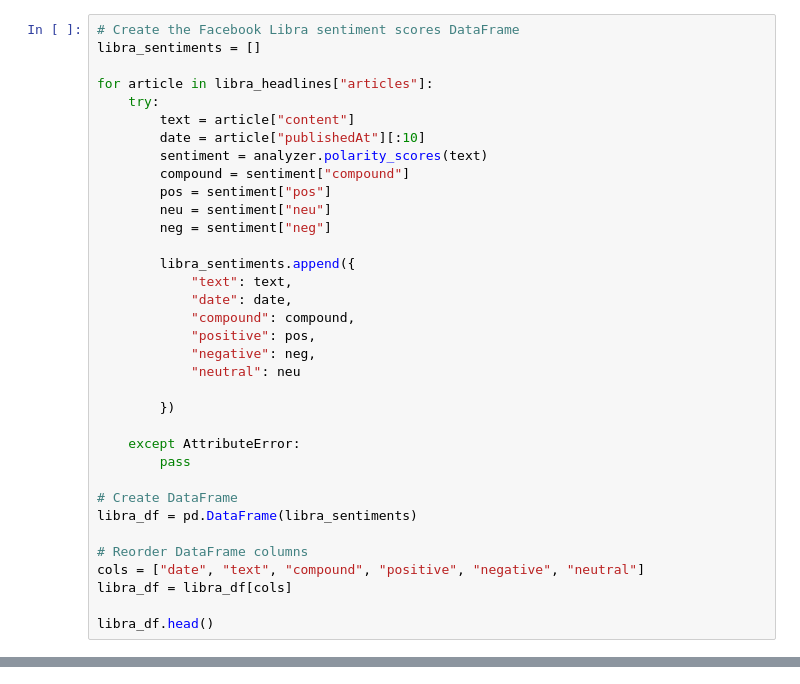
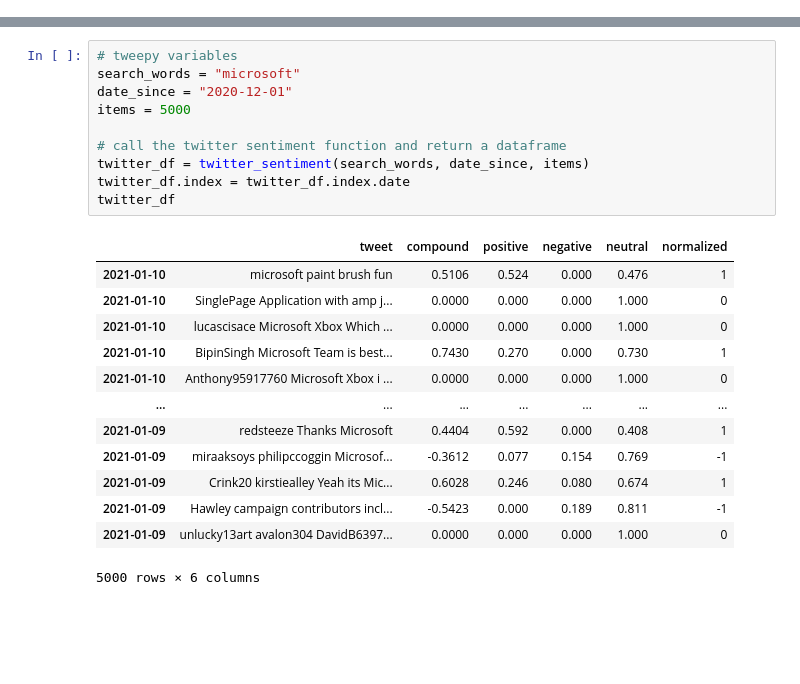
Before and after one commit to albertlk/4A_Trading, a Jupyter notebook: twitter.ipynb, the cells around one changed output, grey strips where cells are left out. Drawn from its saved outputs; the diff is of its cells as text; blank space fills up the shorter version.

```diff
--- a/twitter.ipynb
+++ b/twitter.ipynb
@@ -51,35 +50,0 @@ def get_sentiment(score):
-# %%
-# Create the Facebook Libra sentiment scores DataFrame
-libra_sentiments = []
-
-for article in libra_headlines["articles"]:
-    try:
-        text = article["content"]
-        date = article["publishedAt"][:10]
-        sentiment = analyzer.polarity_scores(text)
-        compound = sentiment["compound"]
-        pos = sentiment["pos"]
-        neu = sentiment["neu"]
-        neg = sentiment["neg"]
-
-        libra_sentiments.append({
-            "text": text,
-            "date": date,
-            "compound": compound,
-            "positive": pos,
-            "negative": neg,
-            "neutral": neu
-
-        })
-
-    except AttributeError:
-        pass
-
-# Create DataFrame
-libra_df = pd.DataFrame(libra_sentiments)
-
-# Reorder DataFrame columns
-cols = ["date", "text", "compound", "positive", "negative", "neutral"]
-libra_df = libra_df[cols]
-
-libra_df.head()
@@ -128,0 +226,24 @@ news_en_df.head()
+# %%
+# tweepy variables
+search_words = "microsoft"
+date_since = "2020-12-01"
+items = 5000
+
+# call the twitter sentiment function and return a dataframe
+twitter_df = twitter_sentiment(search_words, date_since, items)
+twitter_df.index = twitter_df.index.date
+twitter_df
+# %% [output]
+|  | tweet | compound | positive | negative | neutral | normalized |
+| 2021-01-10 | microsoft paint brush fun | 0.5106 | 0.524 | 0.000 | 0.476 | 1 |
+| 2021-01-10 | SinglePage Application with amp j... | 0.0000 | 0.000 | 0.000 | 1.000 | 0 |
+| 2021-01-10 | lucascisace Microsoft Xbox Which ... | 0.0000 | 0.000 | 0.000 | 1.000 | 0 |
+| 2021-01-10 | BipinSingh Microsoft Team is best... | 0.7430 | 0.270 | 0.000 | 0.730 | 1 |
+| 2021-01-10 | Anthony95917760 Microsoft Xbox i ... | 0.0000 | 0.000 | 0.000 | 1.000 | 0 |
+| ... | ... | ... | ... | ... | ... | ... |
+| 2021-01-09 | redsteeze Thanks Microsoft | 0.4404 | 0.592 | 0.000 | 0.408 | 1 |
+| 2021-01-09 | miraaksoys philipccoggin Microsof... | -0.3612 | 0.077 | 0.154 | 0.769 | -1 |
+| 2021-01-09 | Crink20 kirstiealley Yeah its Mic... | 0.6028 | 0.246 | 0.080 | 0.674 | 1 |
+| 2021-01-09 | Hawley campaign contributors incl... | -0.5423 | 0.000 | 0.189 | 0.811 | -1 |
+| 2021-01-09 | unlucky13art avalon304 DavidB6397... | 0.0000 | 0.000 | 0.000 | 1.000 | 0 |
+5000 rows × 6 columns
```
Also changed, not shown: parts of 18 cells of this notebook.
